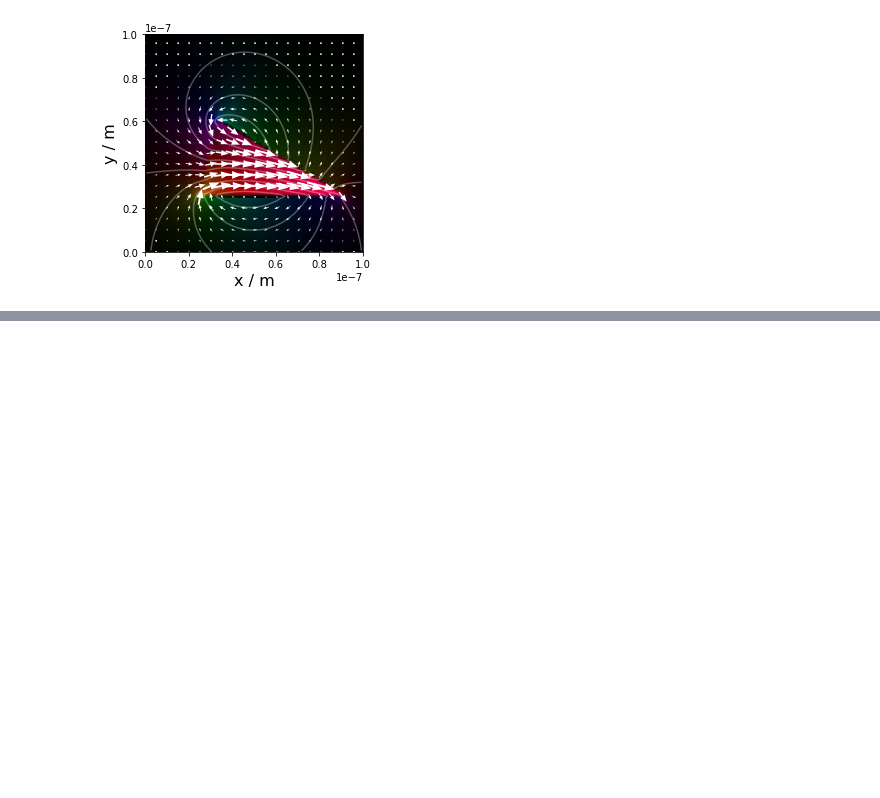
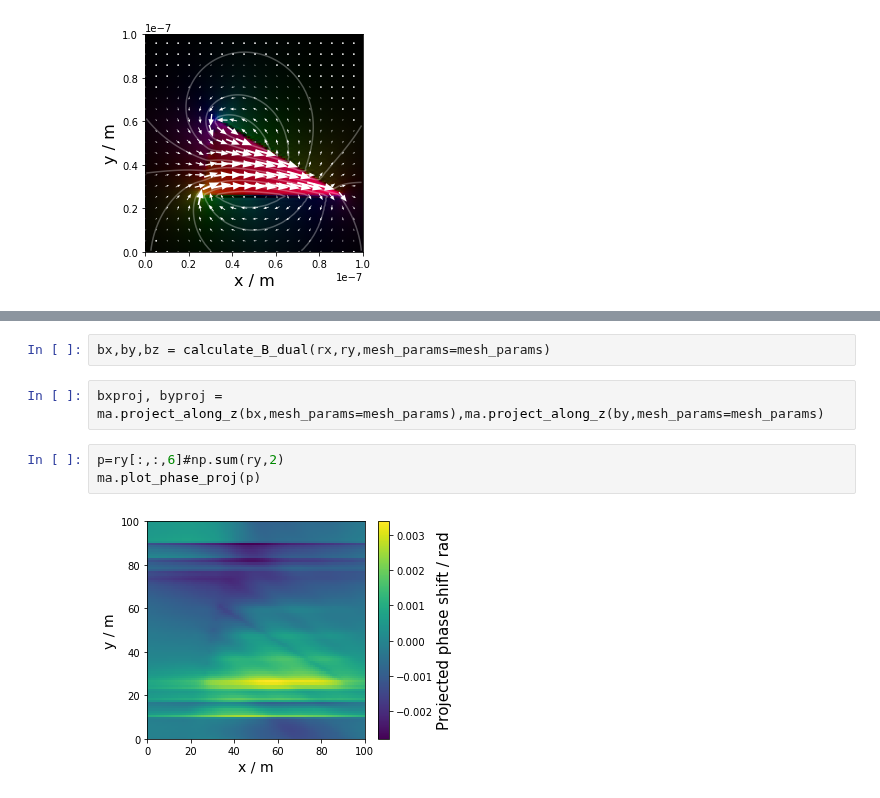
Before and after one commit to grlewis333/phd-work, a Jupyter notebook: multi-axis-tomo/magnetic_reconstructions.ipynb, the cells around one changed output, grey strips where cells are left out. Drawn from its saved outputs; the diff is of its cells as text; blank space fills up the shorter version.

```diff
--- a/multi-axis-tomo/magnetic_reconstructions.ipynb
+++ b/multi-axis-tomo/magnetic_reconstructions.ipynb
@@ -153,0 +221,9 @@ ma.plot_phase_proj(phases_x[:,5,:],mesh_params=mesh_params)
+# %%
+bx,by,bz = calculate_B_dual(rx,ry,mesh_params=mesh_params)
+# %%
+bxproj, byproj = ma.project_along_z(bx,mesh_params=mesh_params),ma.project_along_z(by,mesh_params=mesh_params)
+# %%
+p=ry[:,:,6]#np.sum(ry,2)
+ma.plot_phase_proj(p)
+# %% [output]
+[figure, added]
```
Also changed, not shown: parts of 11 cells of this notebook, 3 other files.
